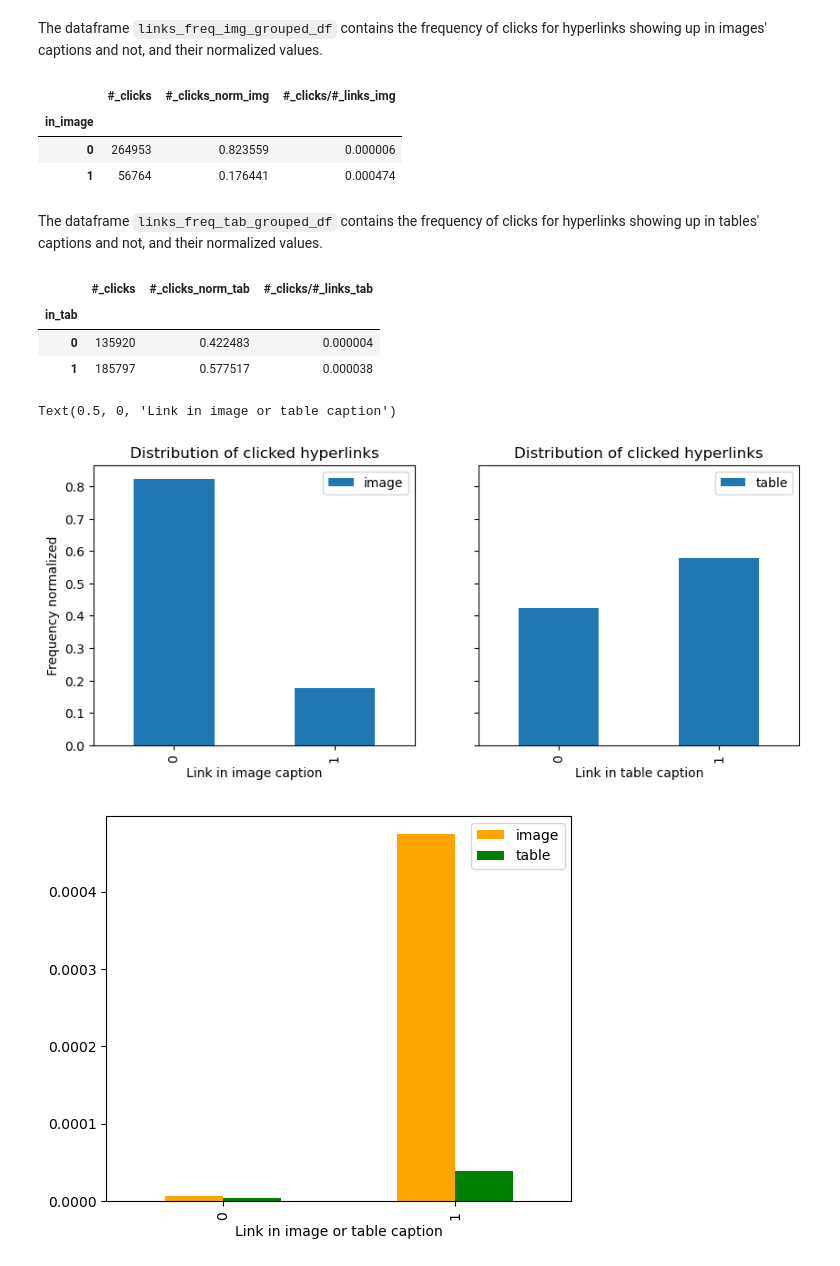
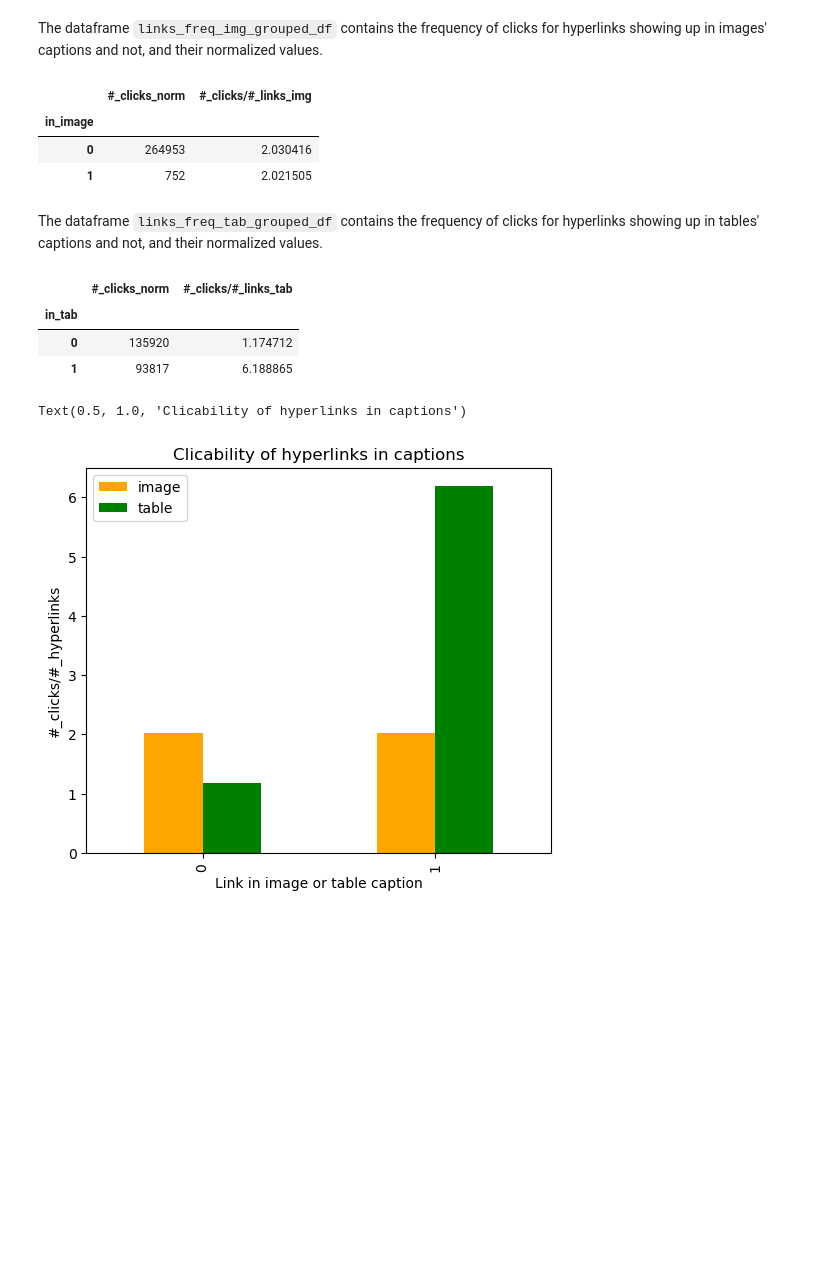
Before and after one commit to epfl-ada/ada-2022-project-theadalyzers, a Jupyter notebook: P2.ipynb, the cells around one changed output. Cells and saved outputs as stored; diff of their text form; code cells hidden in the pictures; blank space fills up the shorter version.

```diff
--- a/P2.ipynb
+++ b/P2.ipynb
@@ -629,0 +805,14 @@ links_freq_tab[links_freq_tab['in_tab']==1][:10]
+# %%
+df_tab=pd.merge(links_freq_tab[links_freq_tab['in_tab']==1], link_in_tab_freq_df, left_on='link', right_on='link')
+new_df_tab=pd.merge(df_tab, link_in_text_freq_df, left_on='link', right_on='link')
+new_df_tab=new_df_tab.set_index('link')
+
+norm_values_tab=new_df_tab['#_link_in_tab']/new_df_tab['#_link_in_text']
+clicks_norm_tab=(new_df_tab['#_clicks']*norm_values_tab)
+clicks_norm_tab.replace([np.inf, -np.inf], np.nan, inplace=True)
+clicks_norm_tab=clicks_norm_tab.fillna(0).values.astype('int')
+
+links_freq_tab=links_freq_tab.set_index('link')
+links_freq_tab.rename(columns={'#_clicks':'#_clicks_norm'}, inplace=True)
+links_freq_tab.loc[norm_values_tab.index,'#_clicks_norm']=clicks_norm_tab
+links_freq_tab
@@ -630,60 +834,44 @@ links_freq_tab[links_freq_tab['in_tab']==1][:10]
 # %% [markdown]
 The dataframe `links_freq_img_grouped_df` contains the frequency of clicks for hyperlinks showing up in images' captions and not, and their normalized values.
 # %%
-links_freq_img_grouped_df=pd.DataFrame(links_freq_img['#_clicks'].groupby(links_freq_img['in_image']).sum())
-links_freq_img_grouped_df.loc[0,'#_clicks_norm_img']=links_freq_img_grouped_df.loc[0,'#_clicks']/clicks_tot
-links_freq_img_grouped_df.loc[1,'#_clicks_norm_img']=links_freq_img_grouped_df.loc[1,'#_clicks']/clicks_tot
+links_freq_img_grouped_df=pd.DataFrame(links_freq_img['#_clicks_norm'].groupby(links_freq_img['in_image']).sum())
 
-links_freq_img_grouped_df.loc[0,'#_clicks/#_links_img']=links_freq_img_grouped_df.loc[0,'#_clicks_norm_img']/(links_tot-links_in_images_tot)
-links_freq_img_grouped_df.loc[1,'#_clicks/#_links_img']=links_freq_img_grouped_df.loc[1,'#_clicks_norm_img']/links_in_images_tot
+links_freq_img_grouped_df.loc[0,'#_clicks/#_links_img']=links_freq_img_grouped_df.loc[0,'#_clicks_norm']/(links_tot-links_in_images_tot)
+links_freq_img_grouped_df.loc[1,'#_clicks/#_links_img']=links_freq_img_grouped_df.loc[1,'#_clicks_norm']/links_in_images_tot
 
 links_freq_img_grouped_df
 # %% [output]
-|  | #_clicks | #_clicks_norm_img | #_clicks/#_links_img |
-| in_image |  |  |  |
-| 0 | 264953 | 0.823559 | 0.000006 |
-| 1 | 56764 | 0.176441 | 0.000474 |
+|  | #_clicks_norm | #_clicks/#_links_img |
+| in_image |  |  |
+| 0 | 264953 | 2.030416 |
+| 1 | 752 | 2.021505 |
 # %% [markdown]
 The dataframe `links_freq_tab_grouped_df` contains the frequency of clicks for hyperlinks showing up in tables' captions and not, and their normalized values.
 # %%
-links_freq_tab_grouped_df=pd.DataFrame(links_freq_tab['#_clicks'].groupby(links_freq_tab['in_tab']).sum())
-links_freq_tab_grouped_df.loc[0,'#_clicks_norm_tab']=links_freq_tab_grouped_df.loc[0,'#_clicks']/clicks_tot
-links_freq_tab_grouped_df.loc[1,'#_clicks_norm_tab']=links_freq_tab_grouped_df.loc[1,'#_clicks']/clicks_tot
+links_freq_tab_grouped_df=pd.DataFrame(links_freq_tab['#_clicks_norm'].groupby(links_freq_tab['in_tab']).sum())
 
-links_freq_tab_grouped_df.loc[0,'#_clicks/#_links_tab']=links_freq_tab_grouped_df.loc[0,'#_clicks_norm_tab']/(links_tot-links_in_tables_tot)
-links_freq_tab_grouped_df.loc[1,'#_clicks/#_links_tab']=links_freq_tab_grouped_df.loc[1,'#_clicks_norm_tab']/links_in_tables_tot
+links_freq_tab_grouped_df.loc[0,'#_clicks/#_links_tab']=links_freq_tab_grouped_df.loc[0,'#_clicks_norm']/(links_tot-links_in_tables_tot)
+links_freq_tab_grouped_df.loc[1,'#_clicks/#_links_tab']=links_freq_tab_grouped_df.loc[1,'#_clicks_norm']/links_in_tables_tot
 
 links_freq_tab_grouped_df
 # %% [output]
-|  | #_clicks | #_clicks_norm_tab | #_clicks/#_links_tab |
-| in_tab |  |  |  |
-| 0 | 135920 | 0.422483 | 0.000004 |
-| 1 | 185797 | 0.577517 | 0.000038 |
+|  | #_clicks_norm | #_clicks/#_links_tab |
+| in_tab |  |  |
+| 0 | 135920 | 1.174712 |
+| 1 | 93817 | 6.188865 |
 # %%
 # dataframe for visualization
 vis_img=links_freq_img_grouped_df.merge(links_freq_tab_grouped_df, left_index=True, right_index=True)
-
-fig, ax = plt.subplots(1,2, figsize=(10,4), sharey=True)
-
-links_freq_img_grouped_df.plot(y=['#_clicks_norm_img'], kind='bar', ax=ax[0], label=['image'])
-links_freq_tab_grouped_df.plot(y=['#_clicks_norm_tab'], kind='bar', ax=ax[1], label=['table'])
-
-ax[0].legend()
-ax[1].legend()
-ax[0].set_title('Distribution of clicked hyperlinks')
-ax[1].set_title('Distribution of clicked hyperlinks')
-ax[0].set_xlabel('Link in image caption')
-ax[1].set_xlabel('Link in table caption')
-ax[0].set_ylabel('Frequency normalized')
 
 fig, ax = plt.subplots(figsize=(6,5))
 vis_img.plot(y=['#_clicks/#_links_img', '#_clicks/#_links_tab'], kind='bar', ax=ax, label=['image', 'table'], color=['orange', 'green'])
 ax.legend()
 ax.set_xlabel('Link in image or table caption')
+ax.set_ylabel('#_clicks/#_hyperlinks')
+ax.set_title('Clicability of hyperlinks in captions')
 # %% [output]
-Text(0.5, 0, 'Link in image or table caption')
+Text(0.5, 1.0, 'Clicability of hyperlinks in captions')
-[figure, old version]
+[figure, new version]
-[figure, removed]
 # %%
 # need comment
 # %% [markdown]
```
Also changed, not shown: parts of 24 cells of this notebook.
